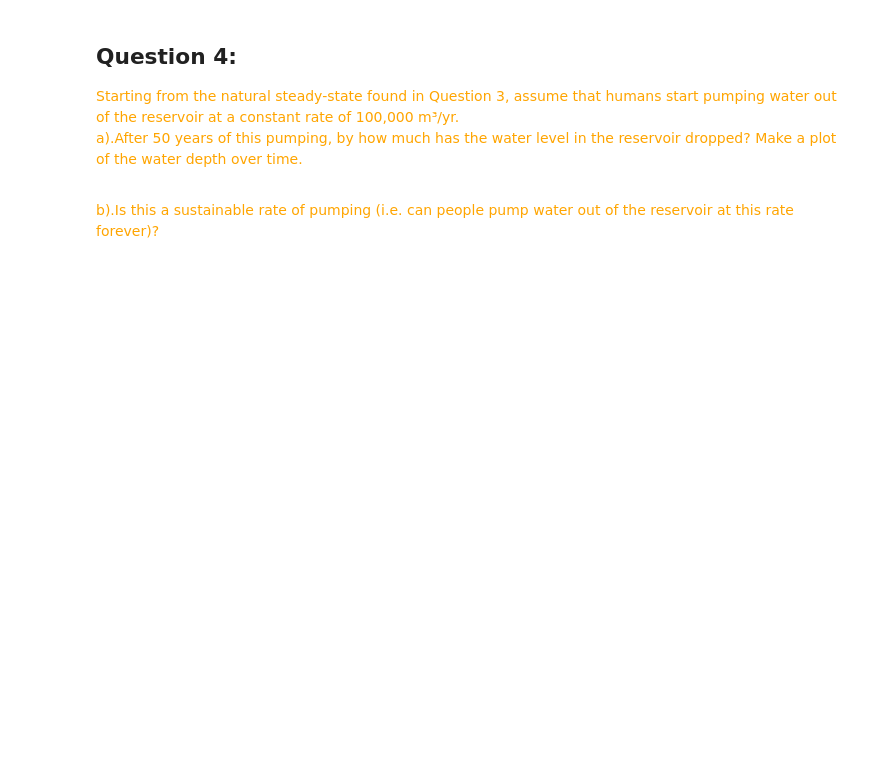
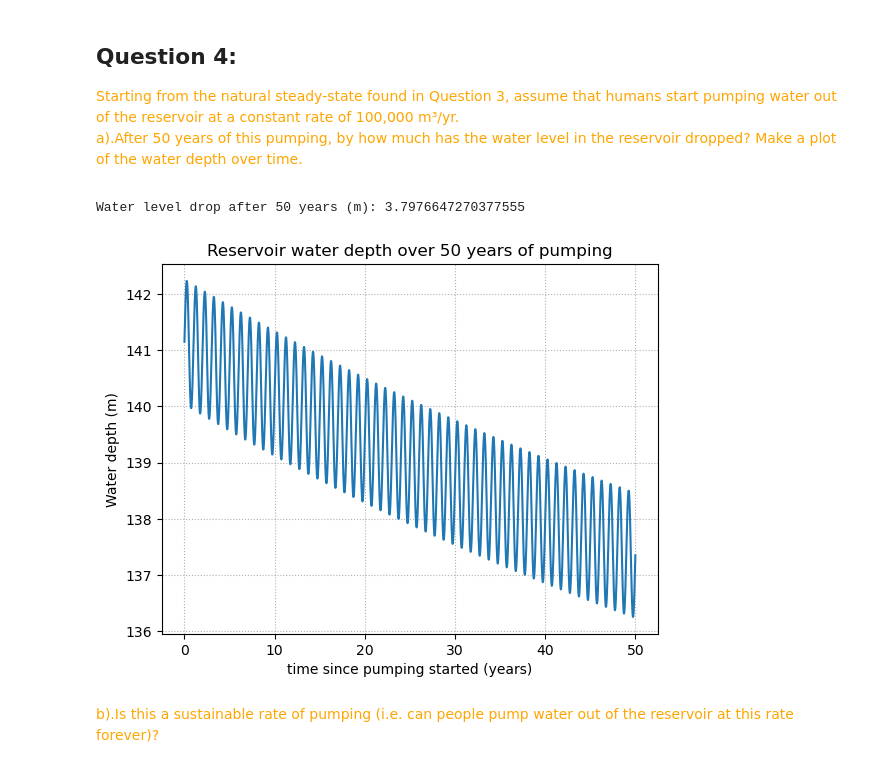
Before and after one commit to HOUPU1993/Homework-for-GEOG-210A-F25, a Jupyter notebook: HW6.ipynb, the cells around one changed output. Cells and saved outputs as stored; diff of their text form; code cells hidden in the pictures; blank space fills up the shorter version.

```diff
--- a/HW6.ipynb
+++ b/HW6.ipynb
@@ -117,5 +203,46 @@ Starting from the natural steady-state found in Question 3, assume that humans s
 
 a).After 50 years of this pumping, by how much has the water level in the reservoir dropped? Make a plot of the water depth over time.
 </font>
+# %%
+S0 = S_one[0]
+qp = 100000
+
+def dSdt(t, S):
+    P_vals = P(t)
+    T_vals = T(t)
+    E_vals = E(T_vals)
+    return P_vals * A_catch - E_vals * A_surf - q_s(P_vals) - qp - q_b(S)
+
+# define time domain (one year) and time step
+dt = 0.01
+tmax_pump = 50
+t_pump = np.arange(0,tmax_pump+dt,dt)
+
+S_pump = 0*t_pump
+S_pump[0] = S0
+
+# integrate with midpoint method
+for i in range(len(t_pump)-1):
+    S_mid = S_pump[i] + (dt/2) * dSdt(t_pump[i], S_pump[i])
+    S_pump[i+1] = S_pump[i] + dt * dSdt(t_pump[i] + dt/2, S_mid)
+
+depth0  = S0 / A_surf
+depth50 = S_pump[-1] / A_surf
+depth_drop = depth0 - depth50
+print("Water level drop after 50 years (m):", depth_drop)
+
+depth_series = S_pump / A_surf
+
+# plot
+fig, ax = plt.subplots()
+ax.plot(t_pump, depth_series)
+ax.set_xlabel("time since pumping started (years)")
+ax.set_ylabel("Water depth (m)")
+ax.set_title("Reservoir water depth over 50 years of pumping")
+ax.grid(True, linestyle=":")
+plt.show()
+# %% [output]
+Water level drop after 50 years (m): 3.7976647270377555
+[figure, added]
 # %% [markdown]
 <font color="orange">b).Is this a sustainable rate of pumping (i.e. can people pump water out of the reservoir at this rate forever)?</font>
```
Also changed, not shown: parts of 9 cells of this notebook.
